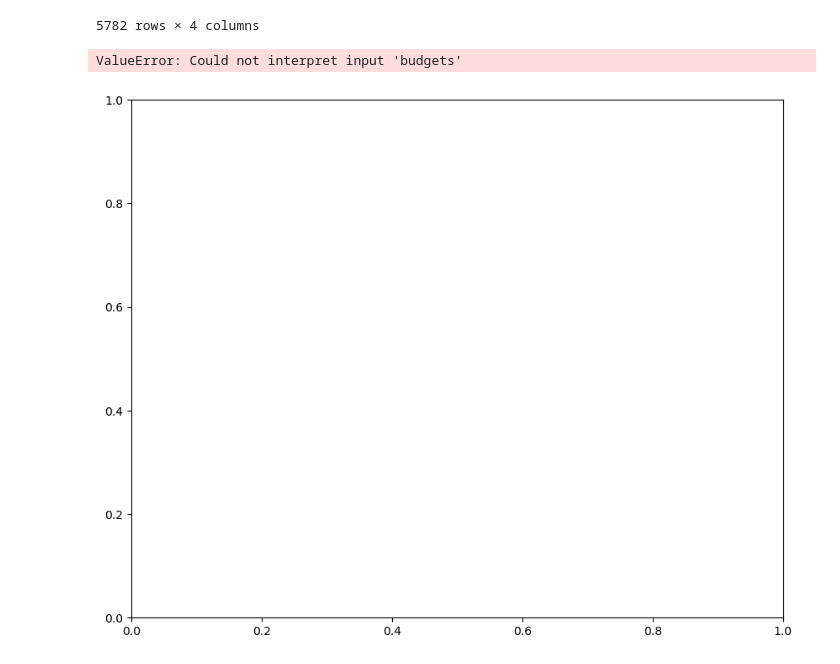
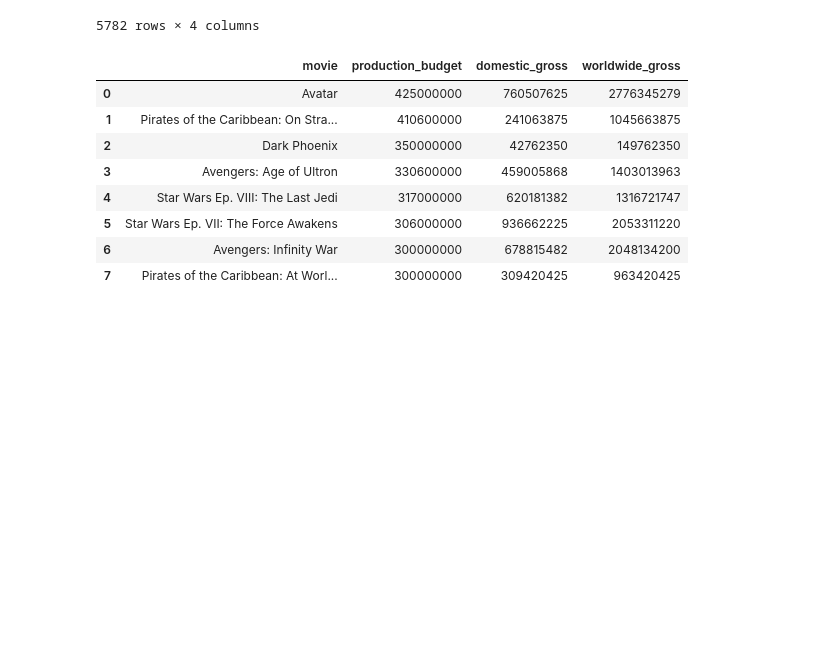
Before and after one commit to mercyodino/project1, a Jupyter notebook: index.ipynb, the cells around one changed output. Drawn from its saved outputs; the diff is of its cells as text; code cells hidden in the pictures; blank space fills up the shorter version.

```diff
--- a/index.ipynb
+++ b/index.ipynb
@@ -608,11 +647,16 @@ def IQR_outliers(gets, column):
-# %%
-fig ,ax = plt.subplots(ncols=1, nrows=1, figsize=(10,8))
-
-sns.boxplot (x="budgets" , data= movie_budgets_data, ax=ax)
-ax.set_xlabel ("worldwide_gross" , fontsize= 14 )
-ax.set_title ("Budget boxplot" , fontsize =15 )
-
-plt.show()
-# %% [output]
-ValueError: Could not interpret input 'budgets'
-[figure, removed]
+# %%
+#removing/ stripping the characters
+df['worldwide_gross']=df['worldwide_gross'].str.replace("$","").str.replace(",", "")
+df['domestic_gross']=df['domestic_gross'].str.replace("$","").str.replace(",", "")
+df['production_budget']=df['production_budget'].str.replace("$","").str.replace(",", "")
+df.head(8)
+# %% [output]
+|  | movie | production_budget | domestic_gross | worldwide_gross |
+| 0 | Avatar | 425000000 | 760507625 | 2776345279 |
+| 1 | Pirates of the Caribbean: On Stra... | 410600000 | 241063875 | 1045663875 |
+| 2 | Dark Phoenix | 350000000 | 42762350 | 149762350 |
+| 3 | Avengers: Age of Ultron | 330600000 | 459005868 | 1403013963 |
+| 4 | Star Wars Ep. VIII: The Last Jedi | 317000000 | 620181382 | 1316721747 |
+| 5 | Star Wars Ep. VII: The Force Awakens | 306000000 | 936662225 | 2053311220 |
+| 6 | Avengers: Infinity War | 300000000 | 678815482 | 2048134200 |
+| 7 | Pirates of the Caribbean: At Worl... | 300000000 | 309420425 | 963420425 |
```
Also changed, not shown: parts of 7 cells of this notebook, 4 other files.
